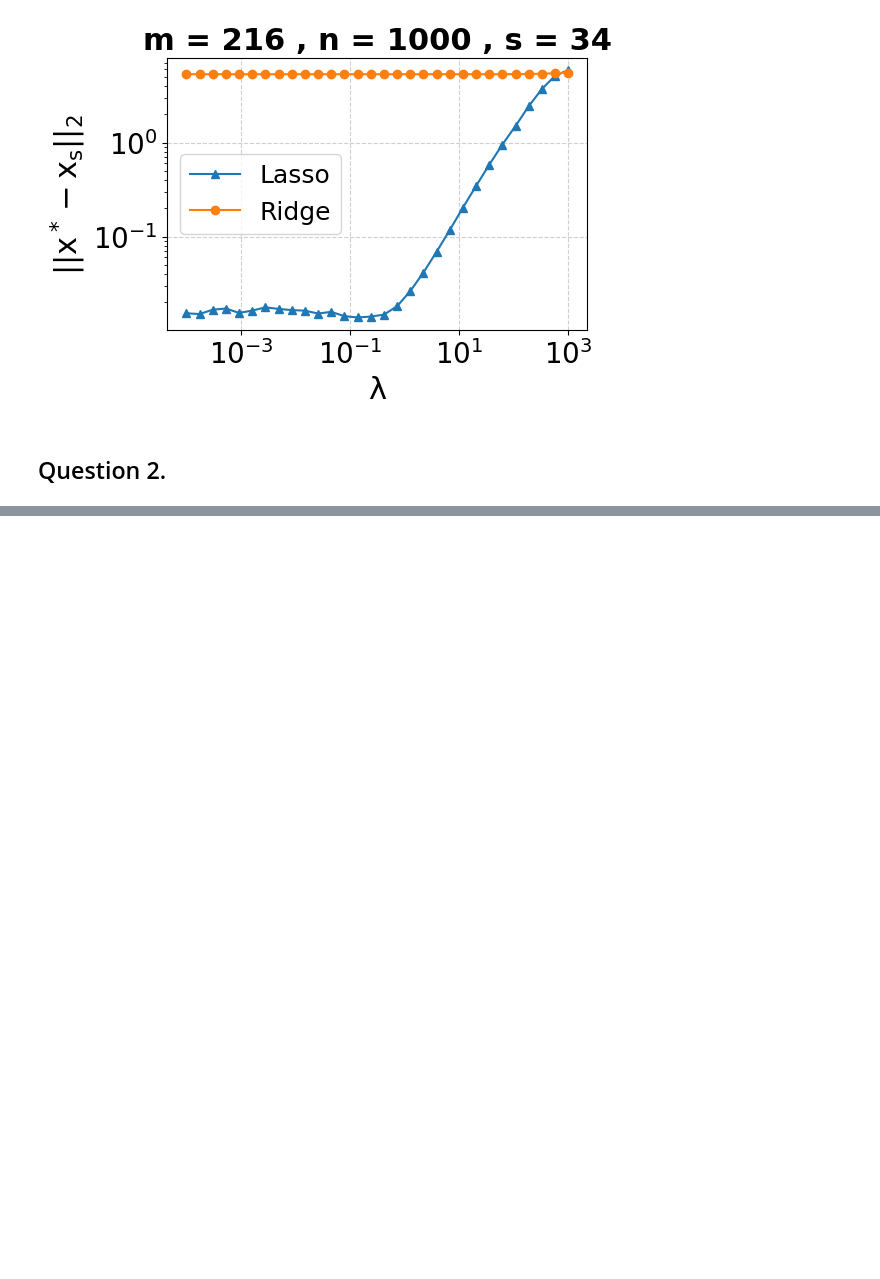
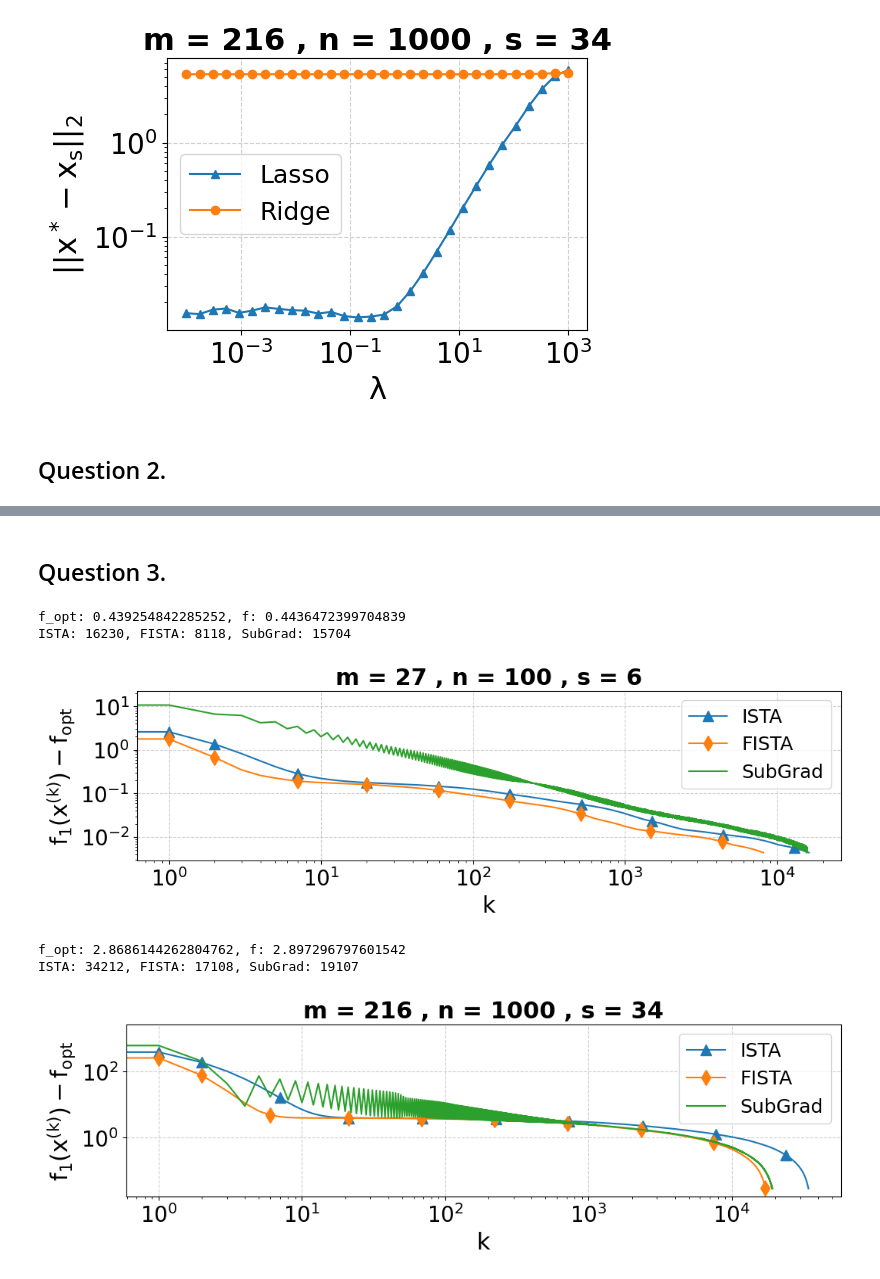
Before and after one commit to miketheologitis/Special-Topics-Convex-Optimization, a Jupyter notebook: notebooks/2.1 - Linear Programs.ipynb, the cells around one changed output, grey strips where cells are left out. Saved outputs shown, nothing was run; the diff lists cells and outputs as text; code cells hidden in the pictures; blank space fills up the shorter version.

Commit message:
Lasso finito

```diff
--- a/notebooks/2.1 - Linear Programs.ipynb
+++ b/notebooks/2.1 - Linear Programs.ipynb
@@ -224,0 +225,5 @@ f_opt: 279.6181821454764, f: 307.51560210629935
+# %% [markdown]
+## Question 3.
+# %%
+def T(x, tau):
+    return np.sign(x) * np.maximum(np.abs(x) - tau, 0.0)
@@ -224,0 +290,73 @@ f_opt: 279.6181821454764, f: 307.51560210629935
+# %%
+for m, n, s in [(27, 100, 6), (216, 1000, 34)]: # (216, 1000, 34)
+
+    # Create Problem
+    A = np.random.randn(m, n)
+    x_s = create_sparse_vector(n, s)
+    e = 0.01 * np.random.randn(m)
+    b = A @ x_s + e
+
+    L_k = np.max(np.linalg.eigvalsh(A.T @ A))
+
+    # Solve with cvx
+    x_lasso = cp.Variable(n)
+    lambd = 0.1
+    lasso_prob = cp.Problem(cp.Minimize(lasso_objective_fn(A, b, x_lasso, lambd)))
+
+    lasso_prob.solve()
+
+    x = np.zeros(n)
+    f_opt = lasso_f(A, x_lasso.value, b, lambd)
+
+    x_ista, differences_ista = ista(A, x, b, lambd, f_opt, 1.01, L_k)
+
+    x_fista, differences_fista = fista(A, x, b, lambd, f_opt, 1.01, L_k)
+
+    x_subgrad, differences_subgrad = lasso_subgradient_descent(A, x, b, lambd, f_opt, 1.01)
+
+    print(f'f_opt: {f_opt}, f: {lasso_f(A, x_ista, b, lambd)}')
+
+
+    pdf = PdfPages(f'plots/ista_fista_diff_{m}_{n}.pdf')
+    plt.figure(figsize=(12, 3.5))
+
+    k_ista = [i for i in range(len(differences_ista))]
+    k_fista = [i for i in range(len(differences_fista))]
+    k_subgrad = [i for i in range(len(differences_subgrad))]
+
+    plt.plot(k_ista, differences_ista, label=f"ISTA", marker="^", markevery=0.1, ms=10)
+
+    plt.plot(k_fista, differences_fista, label=f"FISTA", marker="d", markevery=0.1, ms=10)
+
+    plt.plot(k_subgrad, differences_subgrad, label=f"SubGrad")
+
+    print(f"ISTA: {len(k_ista)}, FISTA: {len(k_fista)}, SubGrad: {len(k_subgrad)}")
+
+    # Add grid
+    plt.grid(True, linestyle='--', alpha=0.6)
+
+    # Label the axes
+    plt.xlabel('$k$')
+    plt.ylabel('$f_1(x^{(k)}) - f_{opt}$')
+
+    #plt.legend(ncols=2, loc='upper right')
+    plt.legend()
+
+    plt.xscale('log')
+    plt.yscale('log')
+
+    plt.subplots_adjust(bottom=0.24)
+
+    plt.title(f"m = {m} , n = {n} , s = {s}")
+
+    pdf.savefig(plt.gcf()) # Save the current figure
+    plt.show()
+    plt.close()
+    pdf.close()
+# %% [output]
+f_opt: 0.439254842285252, f: 0.4436472399704839
+ISTA: 16230, FISTA: 8118, SubGrad: 15704
+[figure, added]
+f_opt: 2.8686144262804762, f: 2.897296797601542
+ISTA: 34212, FISTA: 17108, SubGrad: 19107
+[figure, added]
```
Also changed, not shown: parts of 4 cells of this notebook, 6 other files.
